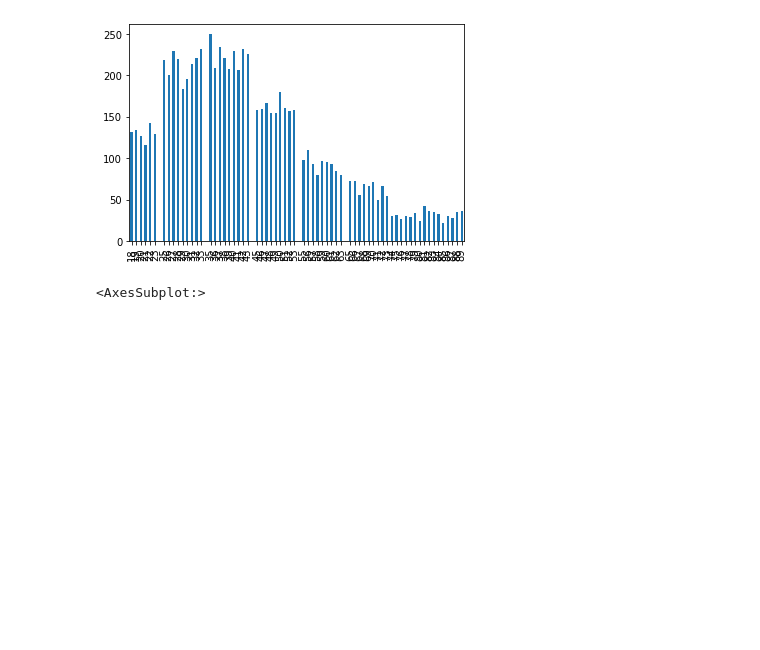
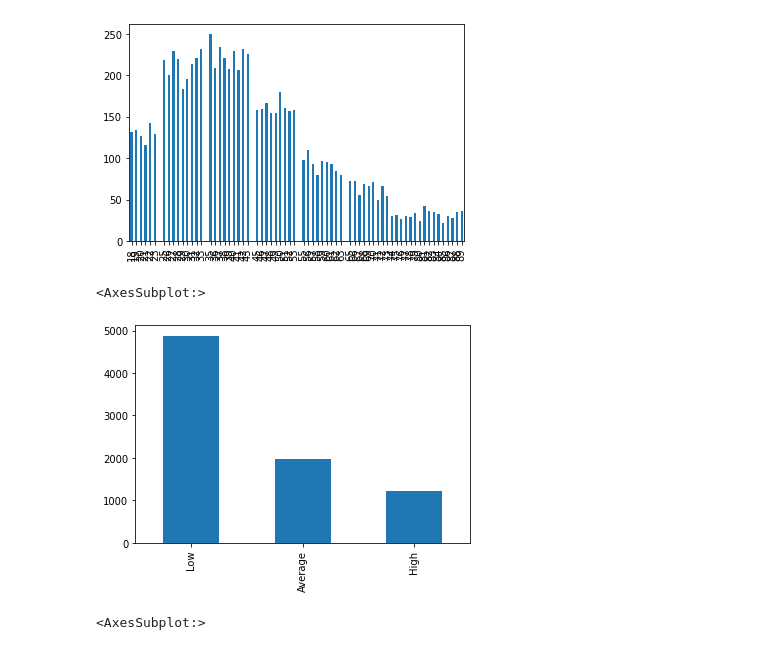
Before and after one commit to Guillaume-GL/data-certification-exam, a Jupyter notebook: decision_science/customers_segmentation_exam.ipynb, the cells around one changed output. Drawn from its saved outputs; the diff is of its cells as text; code cells hidden in the pictures; blank space fills up the shorter version.

```diff
--- a/decision_science/customers_segmentation_exam.ipynb
+++ b/decision_science/customers_segmentation_exam.ipynb
@@ -201,6 +203,11 @@ customers['Age'].value_counts().plot(kind='bar')
 # %% [output]
 <AxesSubplot:>
 [figure]
+# %%
+customers['Spending_Score'].value_counts().plot(kind='bar')
+# %% [output]
+<AxesSubplot:>
+[figure, added]
 # %%
 plt.hist(customers['Graduated'].value_counts())
 customers['Graduated'].value_counts().plot(kind='bar')
```
Also changed, not shown: parts of 18 cells of this notebook, 6 other files.
